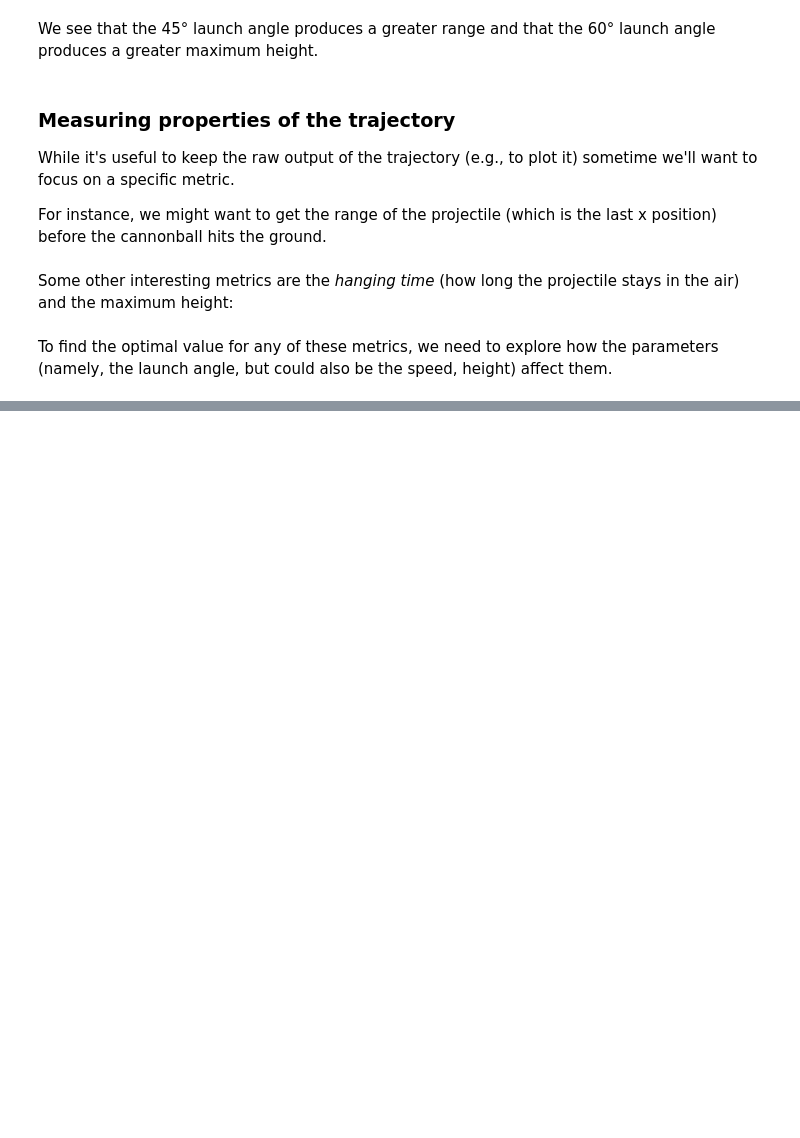
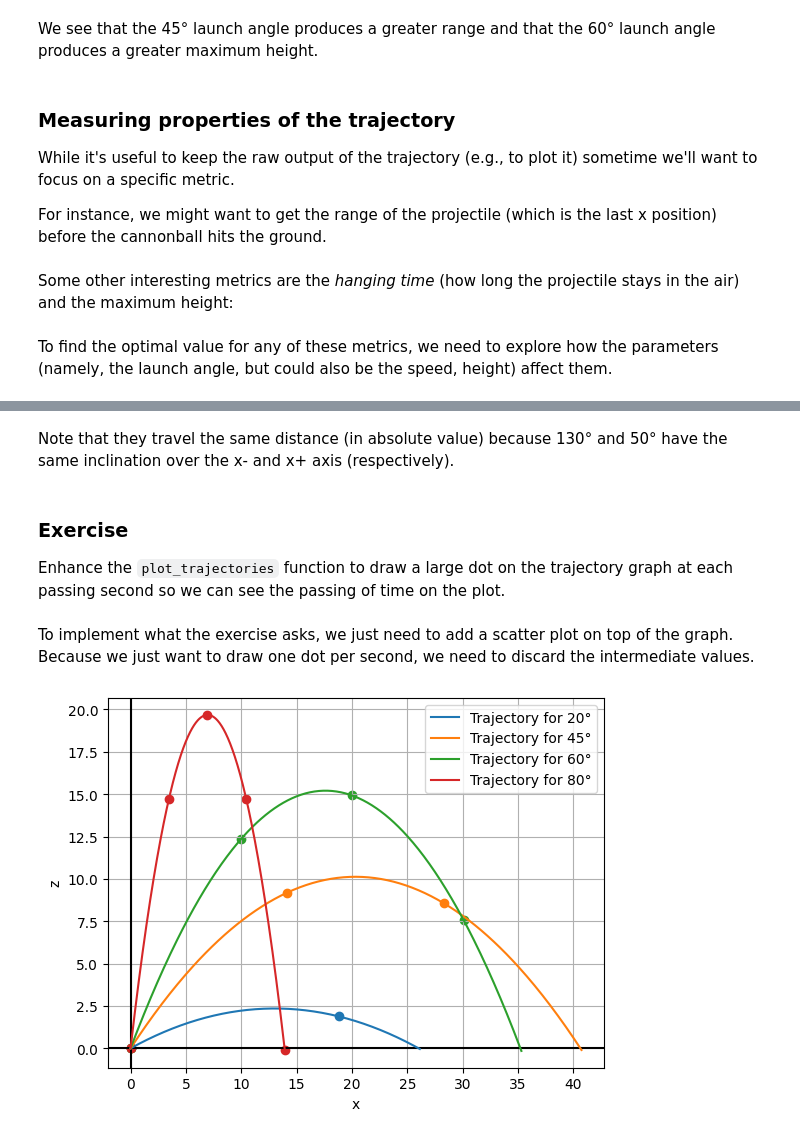
Before and after one commit to sergiofgonzalez/python-workbench, a Jupyter notebook: part_2-math/01_math-concepts/11_optimizing-physical-systems/11_optimizing-physical-systems.ipynb, the cells around one changed output, grey strips where cells are left out. Cells and saved outputs as stored; diff of their text form; code cells hidden in the pictures; blank space fills up the shorter version.

```diff
--- a/part_2-math/01_math-concepts/11_optimizing-physical-systems/11_optimizing-physical-systems.ipynb
+++ b/part_2-math/01_math-concepts/11_optimizing-physical-systems/11_optimizing-physical-systems.ipynb
@@ -165,0 +452,68 @@ To find the optimal value for any of these metrics, we need to explore how the p
+# %% [markdown]
+Note that they travel the same distance (in absolute value) because 130° and 50° have the same inclination over the x- and x+ axis (respectively).
+# %% [markdown]
+### Exercise
+
+Enhance the `plot_trajectories` function to draw a large dot on the trajectory graph at each passing second so we can see the passing of time on the plot.
+# %% [markdown]
+To implement what the exercise asks, we just need to add a scatter plot on top of the graph. Because we just want to draw one dot per second, we need to discard the intermediate values.
+# %%
+import matplotlib.pyplot as plt
+from math import cos, sin, pi, floor
+
+def trajectory(theta_deg, speed=20, height=0, dt=0.01, g=-9.81):
+    vx = speed * cos(pi * theta_deg / 180)
+    vz = speed * sin(pi * theta_deg / 180)
+    t, x, z = 0, 0, height
+    ts, xs, zs = [t], [x], [z]
+    while z >= 0:
+        t += dt
+        vz += g * dt
+        x += vx * dt
+        z += vz * dt
+        ts.append(t)
+        xs.append(x)
+        zs.append(z)
+
+    label = f"Trajectory for {theta_deg}°"
+    if speed != 20:
+        label += f" and speed {speed}"
+    if height != 0:
+        label += f" and height {height}"
+
+    return ts, xs, zs, label
+
+def plot_trajectories(*trajectories):
+    fig, ax = plt.subplots()
+    ax.grid(True)
+    ax.set_xlabel("x")
+    ax.set_ylabel("z")
+
+    ax.axhline(y=0, color="k")
+    ax.axvline(x=0, color="k")
+
+    for ts, xs, zs, label in trajectories:
+        ax.plot(xs, zs, label=label)
+        ts_seconds = [ts[0]]
+        zs_seconds = [zs[0]]
+        xs_seconds = [xs[0]]
+        second = 1
+        for i in range(0, len(ts)):
+            if ts[i] >= second:
+                ts_seconds.append(ts[i])
+                zs_seconds.append(zs[i])
+                xs_seconds.append(xs[i])
+                second += 1
+        ax.scatter(xs_seconds, zs_seconds)
+
+    ax.legend()
+    plt.show()
+
+plot_trajectories(
+    trajectory(20),
+    trajectory(45),
+    trajectory(60),
+    trajectory(80),
+    )
+# %% [output]
+[figure, added]
```
Also changed, not shown: parts of 70 cells of this notebook, 13 other files.
